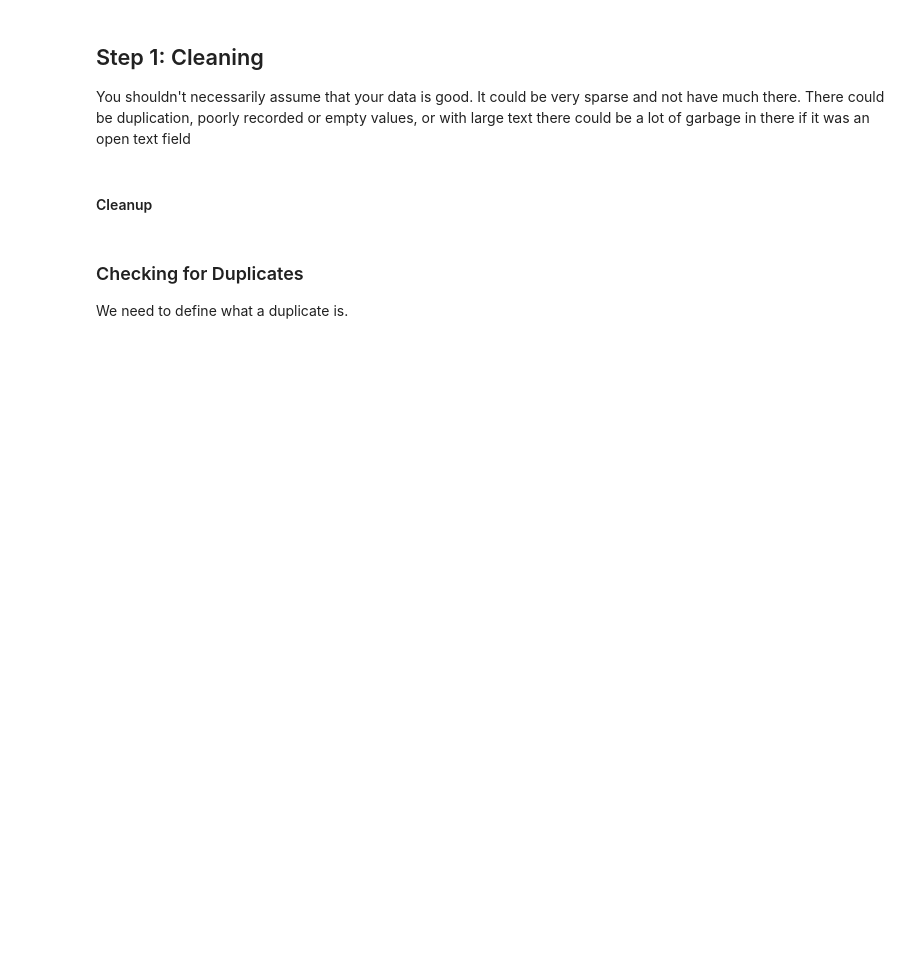
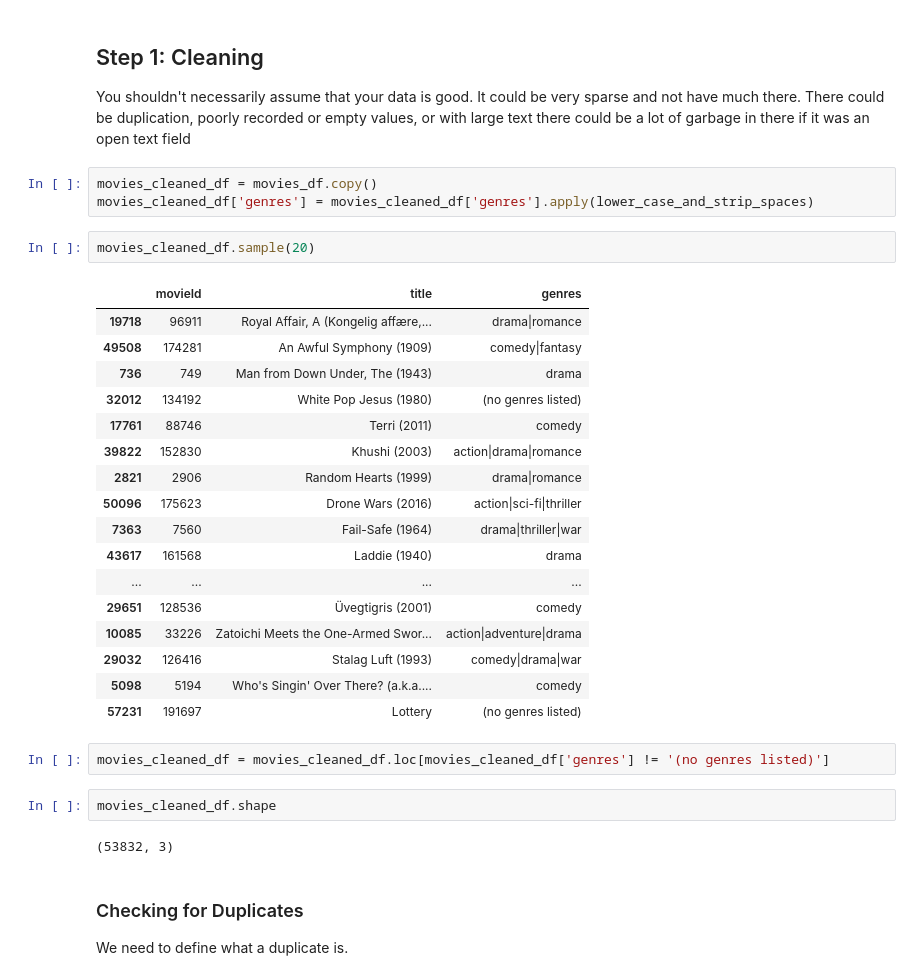
Before and after one commit to lizzypy/simple_recommendation_engine, a Jupyter notebook: analysis/Movies Data Analysis.ipynb, the cells around one changed output. Cells and saved outputs as stored; diff of their text form; blank space fills up the shorter version.

```diff
--- a/analysis/Movies Data Analysis.ipynb
+++ b/analysis/Movies Data Analysis.ipynb
@@ -45,8 +64,35 @@ movies_df
 # %% [markdown]
 ## Step 1: Cleaning
 You shouldn't necessarily assume that your data is good.  It could be very sparse and not have much there. There could be duplication, poorly recorded or empty values, or with large text there could be a lot of garbage in there if it was an open text field
-# %% [markdown]
-#### Cleanup
+# %%
+movies_cleaned_df = movies_df.copy()
+movies_cleaned_df['genres'] = movies_cleaned_df['genres'].apply(lower_case_and_strip_spaces)
+# %%
+movies_cleaned_df.sample(20)
+# %% [output]
+|  | movieId | title | genres |
+| 19718 | 96911 | Royal Affair, A (Kongelig affære,... | drama|romance |
+| 49508 | 174281 | An Awful Symphony (1909) | comedy|fantasy |
+| 736 | 749 | Man from Down Under, The (1943) | drama |
+| 32012 | 134192 | White Pop Jesus (1980) | (no genres listed) |
+| 17761 | 88746 | Terri (2011) | comedy |
+| 39822 | 152830 | Khushi (2003) | action|drama|romance |
+| 2821 | 2906 | Random Hearts (1999) | drama|romance |
+| 50096 | 175623 | Drone Wars (2016) | action|sci-fi|thriller |
+| 7363 | 7560 | Fail-Safe (1964) | drama|thriller|war |
+| 43617 | 161568 | Laddie (1940) | drama |
+| ... | ... | ... | ... |
+| 29651 | 128536 | Üvegtigris (2001) | comedy |
+| 10085 | 33226 | Zatoichi Meets the One-Armed Swor... | action|adventure|drama |
+| 29032 | 126416 | Stalag Luft (1993) | comedy|drama|war |
+| 5098 | 5194 | Who's Singin' Over There? (a.k.a.... | comedy |
+| 57231 | 191697 | Lottery | (no genres listed) |
+# %%
+movies_cleaned_df = movies_cleaned_df.loc[movies_cleaned_df['genres'] != '(no genres listed)']
+# %%
+movies_cleaned_df.shape
+# %% [output]
+(53832, 3)
 # %% [markdown]
 ### Checking for Duplicates
 We need to define what a duplicate is.
```
Also changed, not shown: parts of 31 cells of this notebook, 4 other files.
